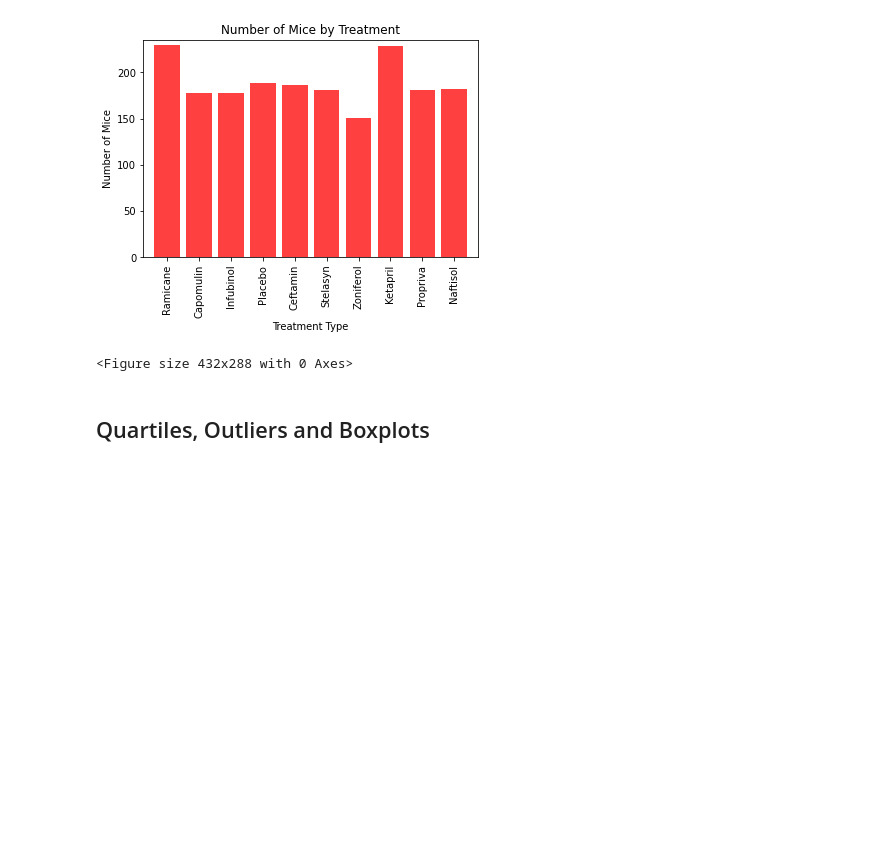
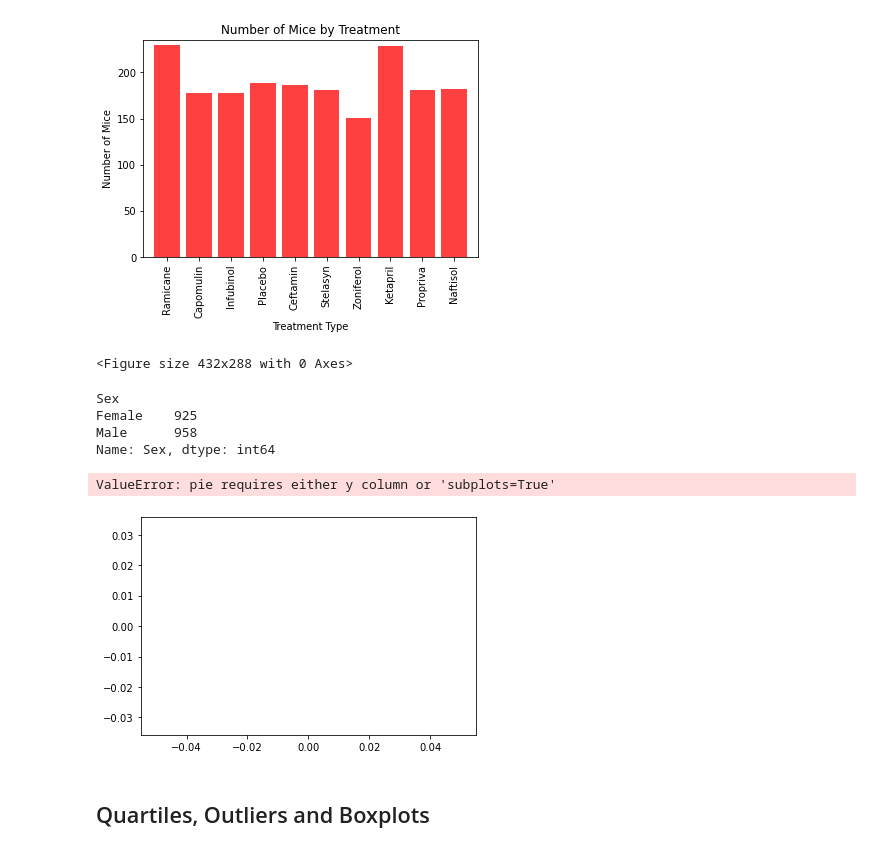
Before and after one commit to jddarby1108/Matplotlib_Challenge, a Jupyter notebook: Instructions/Pymaceuticals/pymaceuticals_starter.ipynb, the cells around one changed output. Saved outputs shown, nothing was run; the diff lists cells and outputs as text; code cells hidden in the pictures; blank space fills up the shorter version.

```diff
--- a/Instructions/Pymaceuticals/pymaceuticals_starter.ipynb
+++ b/Instructions/Pymaceuticals/pymaceuticals_starter.ipynb
@@ -219,3 +204,23 @@ plt.tight_layout()
+# %%
+# Generate a pie plot showing the distribution of female versus male mice using pandas
+gender = clean_df.groupby("Sex")
+gender_count =gender['Sex'].count()
+print(gender_count)
+
+# # ## create the x-axis tick markers
+plt.axis('equal')
+explode = (0)
+colors = ['#191970','#001CF0']
+gender_plot = gender.plot(kind='pie')
+plt.legend(labels=gender_count,loc="best")
+plt.tight_layout()
+# %% [output]
+Sex
+Female    925
+Male      958
+Name: Sex, dtype: int64
+ValueError: pie requires either y column or 'subplots=True'
+[figure, added]
 # %%
 # Generate a pie plot showing the distribution of female versus male mice using pyplot
 # %% [markdown]
```
Also changed, not shown: parts of 3 cells of this notebook.
